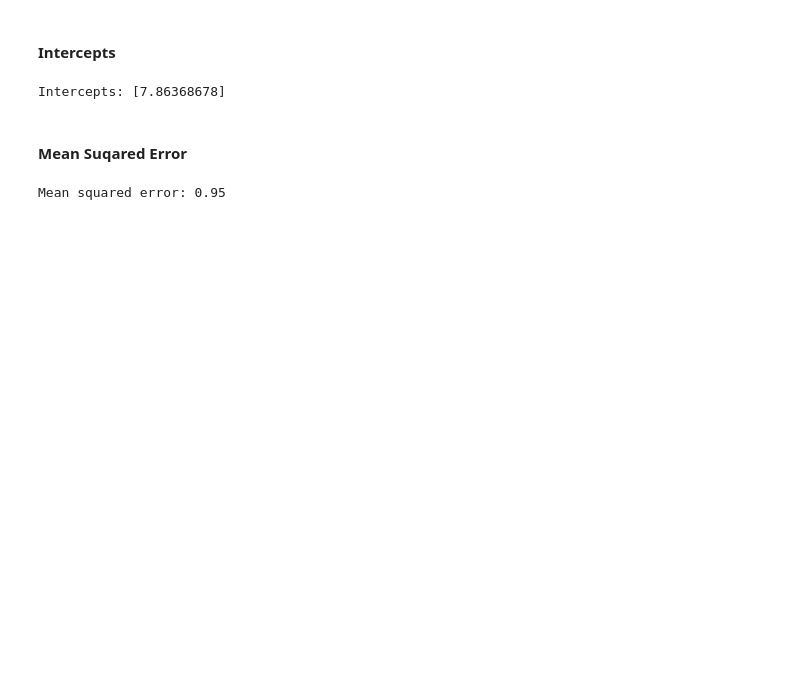
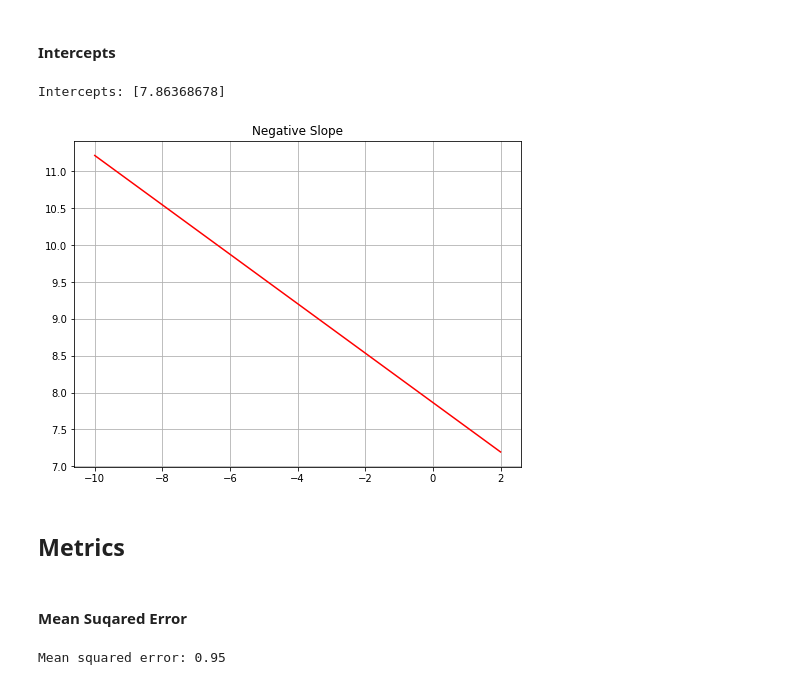
Before and after one commit to AmiiThinks/hackathon_workshop, a Jupyter notebook: jan19/classification/notebooks/02 - Linear Regression.ipynb, the cells around one changed output. Saved outputs shown, nothing was run; the diff lists cells and outputs as text; code cells hidden in the pictures; blank space fills up the shorter version.

```diff
--- a/jan19/classification/notebooks/02 - Linear Regression.ipynb
+++ b/jan19/classification/notebooks/02 - Linear Regression.ipynb
@@ -93,6 +135,30 @@ print('Coefficients:', lin_regr.coef_)
 print('Intercepts:', lin_regr.intercept_)
 # %% [output]
 Intercepts: [7.86368678]
+# %%
+import numpy as np
+from matplotlib import pyplot as plt
+
+fig = plt.figure(figsize=(8, 6))
+
+m = lin_regr.coef_[0]
+c = lin_regr.intercept_
+
+x_vals = [i for i in range(-10, 3)]
+y_vals = [m*x_ + c for x_ in x_vals]
+
+ax.set_xticks(np.arange(min(x_vals)-1, max(x_vals)+1, 1))
+ax.set_yticks(np.arange(min(y_vals)-1, max(y_vals)+1, 1))
+plt.subplot(1,1,1)
+plt.plot(x_vals, y_vals, color='r')
+plt.title('Negative Slope')
+plt.grid()
+
+plt.show()
+# %% [output]
+[figure, added]
+# %% [markdown]
+## Metrics
 # %% [markdown]
 #### Mean Suqared Error
 # %%
```
Also changed, not shown: parts of 17 cells of this notebook, 18 other files.
